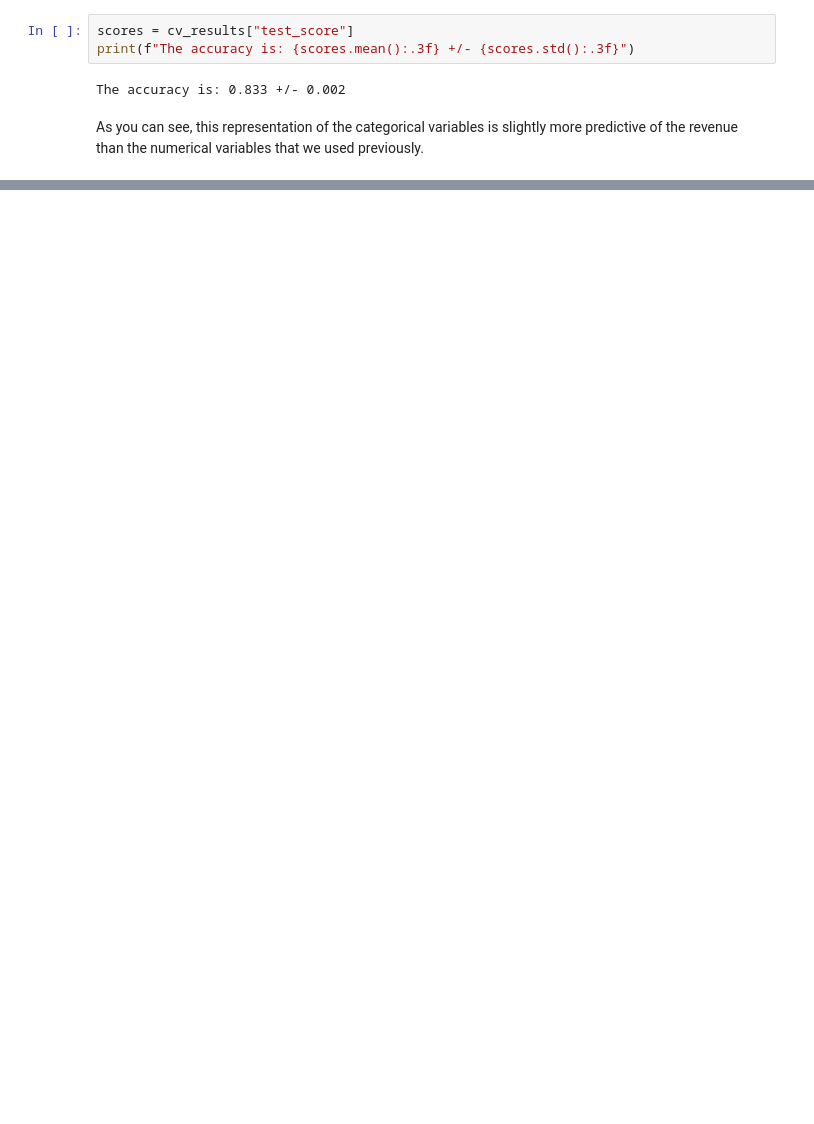
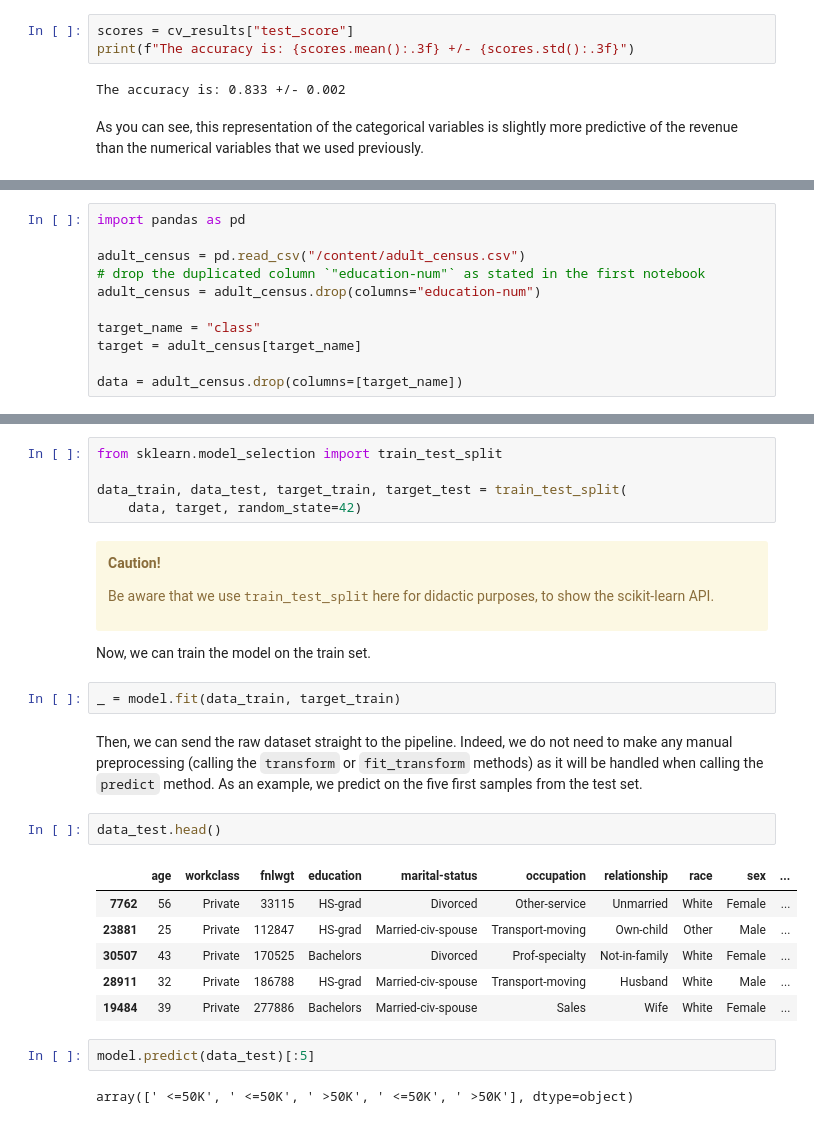
Before and after one commit to GabeMaldonado/sklearn_FUN, a Jupyter notebook: Predictive_Modeling_Pipeline.ipynb, the cells around one changed output, grey strips where cells are left out. Drawn from its saved outputs; the diff is of its cells as text; blank space fills up the shorter version.

```diff
--- a/Predictive_Modeling_Pipeline.ipynb
+++ b/Predictive_Modeling_Pipeline.ipynb
@@ -1109,0 +1208,11 @@ that we used previously.
+# %%
+import pandas as pd
+
+adult_census = pd.read_csv("/content/adult_census.csv")
+# drop the duplicated column `"education-num"` as stated in the first notebook
+adult_census = adult_census.drop(columns="education-num")
+
+target_name = "class"
+target = adult_census[target_name]
+
+data = adult_census.drop(columns=[target_name])
@@ -1109,0 +1332,35 @@ that we used previously.
+# %%
+from sklearn.model_selection import train_test_split
+
+data_train, data_test, target_train, target_test = train_test_split(
+    data, target, random_state=42)
+# %% [markdown]
+
+<div class="admonition caution alert alert-warning">
+<p class="first admonition-title" style="font-weight: bold;">Caution!</p>
+<p class="last">Be aware that we use <tt class="docutils literal">train_test_split</tt> here for didactic purposes, to show
+the scikit-learn API.</p>
+</div>
+
+Now, we can train the model on the train set.
+# %%
+_ = model.fit(data_train, target_train)
+# %% [markdown]
+Then, we can send the raw dataset straight to the pipeline. Indeed, we do not
+need to make any manual preprocessing (calling the `transform` or
+`fit_transform` methods) as it will be handled when calling the `predict`
+method. As an example, we predict on the five first samples from the test
+set.
+# %%
+data_test.head()
+# %% [output]
+|  | age | workclass | fnlwgt | education | marital-status | occupation | relationship | race | sex | ... |
+| 7762 | 56 | Private | 33115 | HS-grad | Divorced | Other-service | Unmarried | White | Female | ... |
+| 23881 | 25 | Private | 112847 | HS-grad | Married-civ-spouse | Transport-moving | Own-child | Other | Male | ... |
+| 30507 | 43 | Private | 170525 | Bachelors | Divorced | Prof-specialty | Not-in-family | White | Female | ... |
+| 28911 | 32 | Private | 186788 | HS-grad | Married-civ-spouse | Transport-moving | Husband | White | Male | ... |
+| 19484 | 39 | Private | 277886 | Bachelors | Married-civ-spouse | Sales | Wife | White | Female | ... |
+# %%
+model.predict(data_test)[:5]
+# %% [output]
+array([' <=50K', ' <=50K', ' >50K', ' <=50K', ' >50K'], dtype=object)
```
Also changed, not shown: parts of 70 cells of this notebook.
